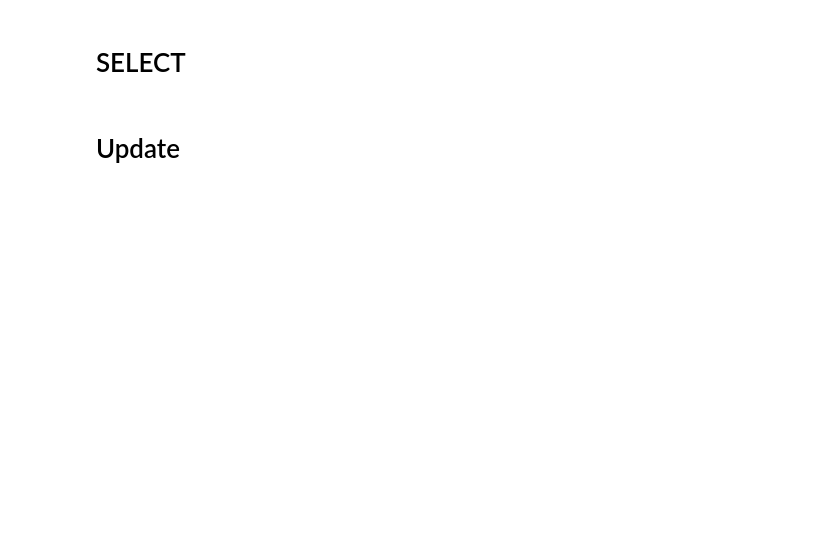
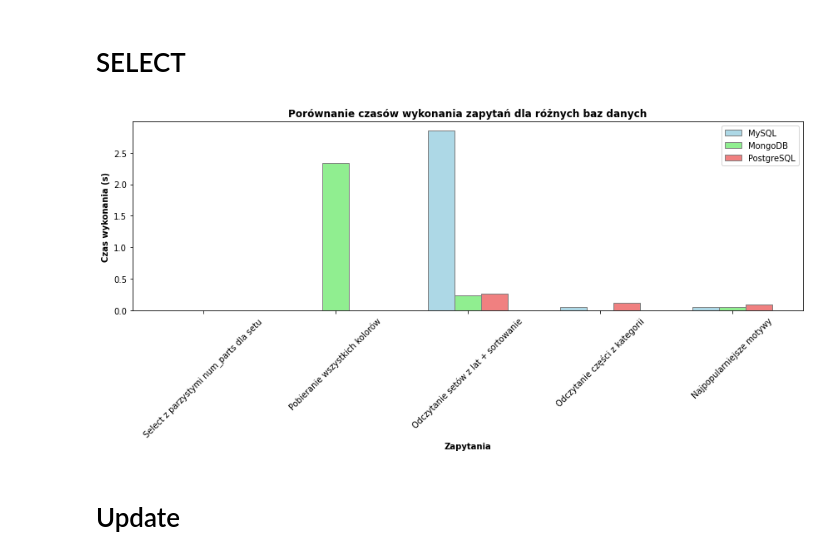
Before and after one commit to mpiwkoPK/ZTBD-project, a Jupyter notebook: wykresiki.ipynb, the cells around one changed output. Drawn from its saved outputs; the diff is of its cells as text; code cells hidden in the pictures; blank space fills up the shorter version.

```diff
--- a/wykresiki.ipynb
+++ b/wykresiki.ipynb
@@ -206,3 +211,51 @@ plt.show()
+# %%
+import numpy as np
+
+# Nazwy zapytań
+queries = [
+    "Select z parzystymi num_parts dla setu",
+    "Pobieranie wszystkich kolorów",
+    "Odczytanie setów z lat + sortowanie",
+    "Odczytanie części z kategorii",
+    "Najpopularniejsze motywy"
+]
+
+# Czasy wykonania w sekundach dla MySQL, MongoDB i PostgreSQL
+mysql_times = [0.004, 0.004, 2.85, 0.059, 0.051]
+mongo_times = [0.001, 2.34, 0.237, 0.003, 0.055]
+postgre_times = [0.003, 0.003, 0.265, 0.125, 0.089]
+
+# Indeksy zapytań
+indices = np.arange(len(queries))
+
+# Szerokość słupków
+bar_width = 0.2
+
+# Pozycje słupków
+bar1 = indices - bar_width
+bar2 = indices
+bar3 = indices + bar_width
+
+# Tworzenie wykresu słupkowego
+plt.figure(figsize=(12, 6))
+plt.bar(bar1, mysql_times, color='lightblue', width=bar_width, edgecolor='grey', label='MySQL')
+plt.bar(bar2, mongo_times, color='lightgreen', width=bar_width, edgecolor='grey', label='MongoDB')
+plt.bar(bar3, postgre_times, color='lightcoral', width=bar_width, edgecolor='grey', label='PostgreSQL')
+
+# Dodanie etykiet do osi
+plt.xlabel('Zapytania', fontweight='bold')
+plt.ylabel('Czas wykonania (s)', fontweight='bold')
+plt.title('Porównanie czasów wykonania zapytań dla różnych baz danych', fontweight='bold')
+plt.xticks(indices, queries, rotation=45)
+
+# Dodanie legendy
+plt.legend()
+
+# Wyświetlenie wykresu
+plt.tight_layout()
+plt.show()
+# %% [output]
+[figure, added]
 # %% [markdown]
 # Update
 # %%
```
Also changed, not shown: parts of 10 cells of this notebook, 2 other files.
